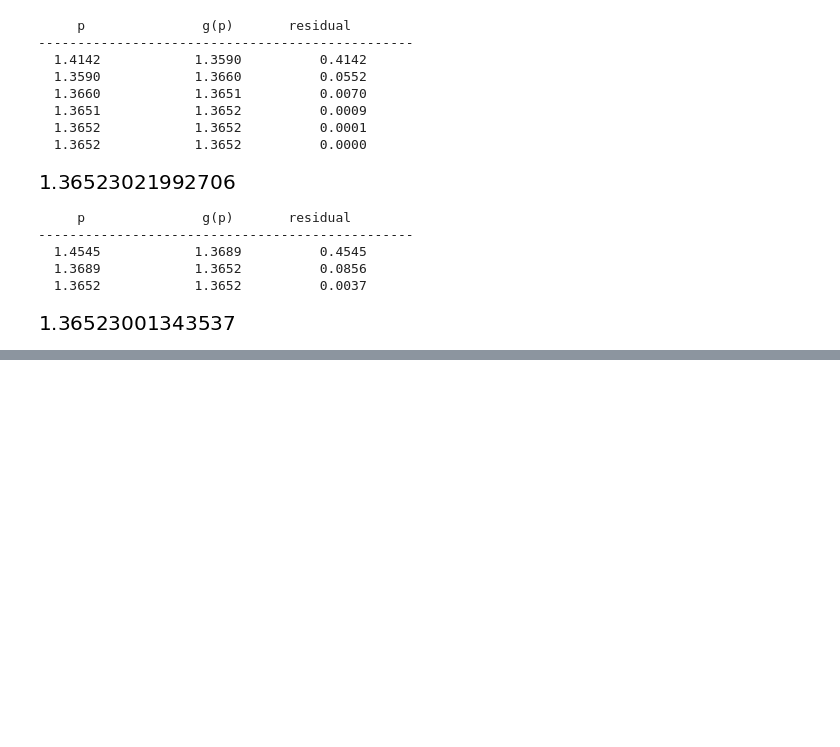
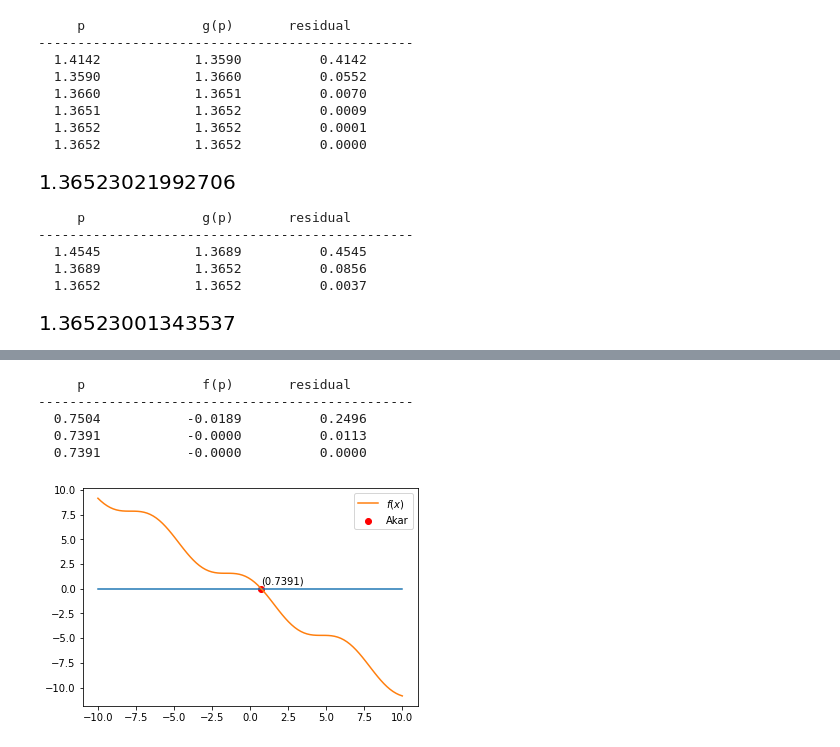
Before and after one commit to liebenlito/Metode-Numerik, a Jupyter notebook: Mencari Akar Persamaan.ipynb, the cells around one changed output, grey strips where cells are left out. Drawn from its saved outputs; the diff is of its cells as text; code cells hidden in the pictures; blank space fills up the shorter version.

```diff
--- a/Mencari Akar Persamaan.ipynb
+++ b/Mencari Akar Persamaan.ipynb
@@ -429,0 +464,13 @@ iterasi_fixed_point(g5, 1)
+# %%
+def newton(func, dfunc, p0, N=100, epsilon=1e-5):
+    print('     p\t\t     f(p)      \tresidual')
+    print('------------------------------------------------')
+    f = func
+    df = dfunc
+    for i in range(N):
+        p = p0 - f(p0)/df(p0)
+        if (np.abs(p-p0) < epsilon):
+            break
+        print('{:8.4f}\t{:10.4f}\t{:10.4f}\t'.format(p, f(p), np.abs(p-p0)))
+        p0 = p
+    return p
@@ -429,0 +500,19 @@ iterasi_fixed_point(g5, 1)
+# %%
+p0 = 1
+p = newton(f, f_aksen, p0)
+# %% [output]
+     p               f(p)       residual
+------------------------------------------------
+  0.7504           -0.0189          0.2496
+  0.7391           -0.0000          0.0113
+  0.7391           -0.0000          0.0000
+# %%
+X = np.linspace(-10,10, 100)
+g = np.zeros(X.size)
+plt.plot(X,g);
+plt.plot(X, f(X), label='$f(x)$');
+plt.annotate('({:4.4f})'.format(p),(p,0.5))
+plt.scatter(p, 0, color='red', label='Akar');
+plt.legend();
+# %% [output]
+[figure, added]
```
Also changed, not shown: parts of 12 cells of this notebook.
